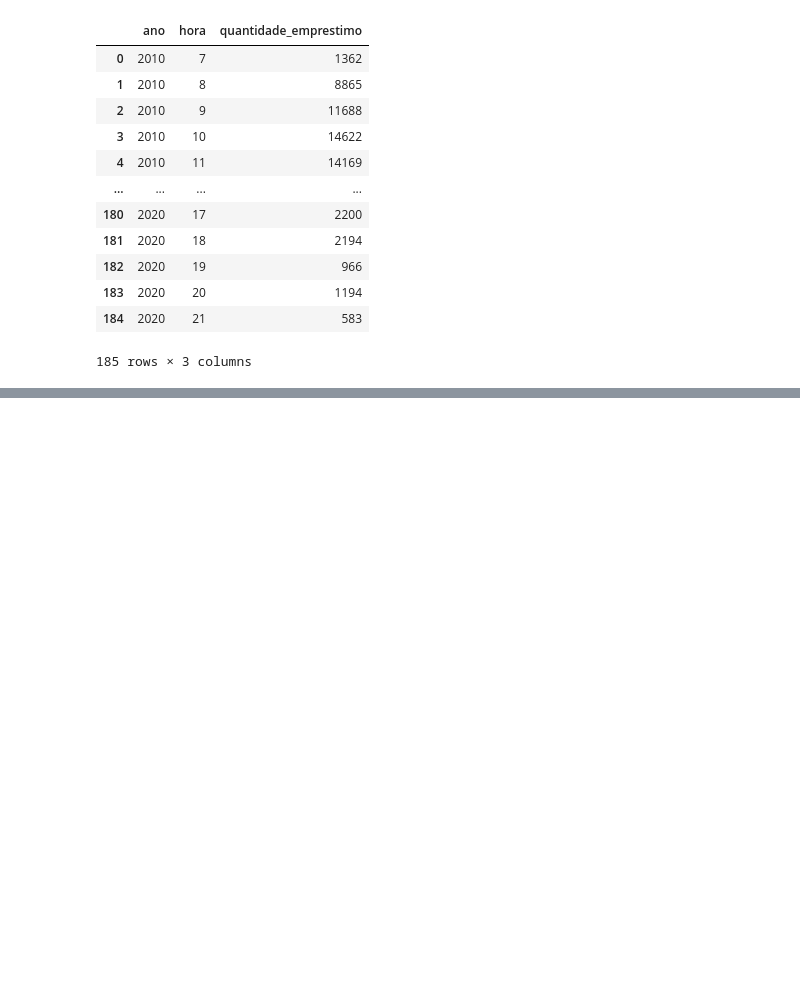
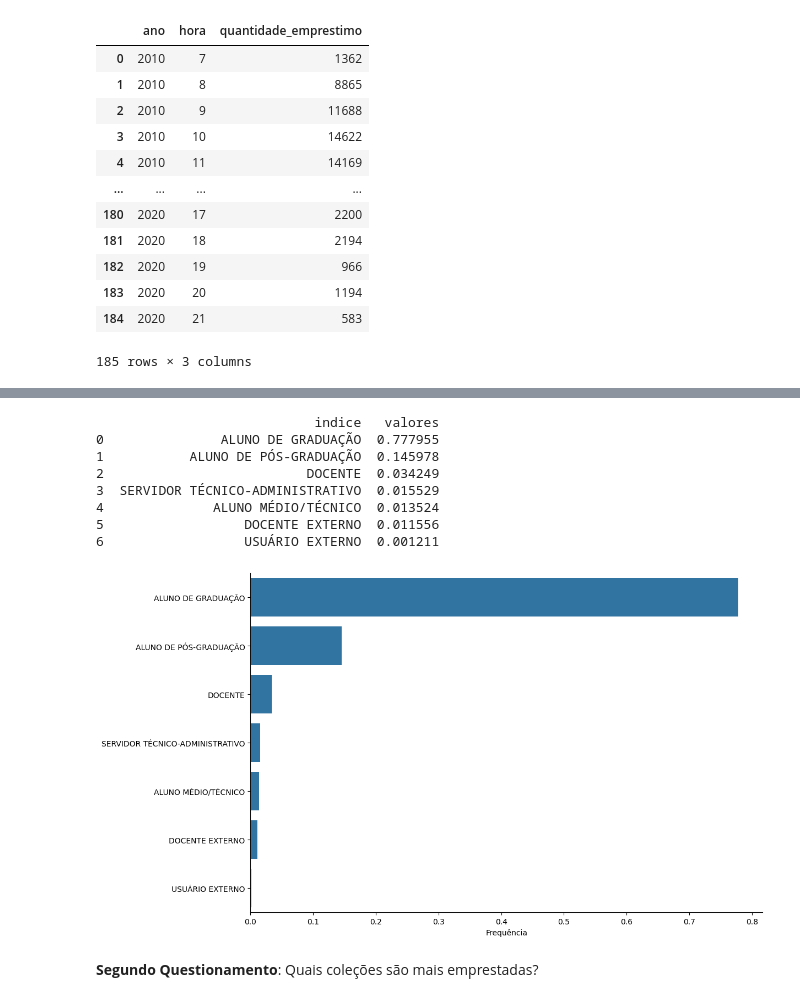
Before and after one commit to LuizHB23/7DaysOfCode-Pandas, a Jupyter notebook: main.ipynb, the cells around one changed output, grey strips where cells are left out. Cells and saved outputs as stored; diff of their text form; code cells hidden in the pictures; blank space fills up the shorter version.

```diff
--- a/main.ipynb
+++ b/main.ipynb
@@ -493,0 +585,15 @@ for i in range(5):
+# %%
+def tabela_freq_perc(dados=pd.Series, titulo='', ylabel=''):
+    dados.reset_index(inplace=True)
+    dados.columns = ['indice','valores']
+    dados['valores'] = dados['valores']/dados['valores'].sum()
+
+    fig, ax = plt.subplots(figsize=(12, 8))
+    sns.barplot(data=dados, y='indice', x='valores')
+
+    ax.set_title(titulo, fontsize=14)
+    ax.set_ylabel(ylabel)
+    ax.set_xlabel('Frequência')
+    sns.despine()
+
+    return ax
@@ -493,0 +602,3 @@ for i in range(5):
+# %%
+vinculo_usuario = emprestimos.copy()
+vinculo_usuario.isna().sum()
@@ -493,0 +620,6 @@ for i in range(5):
+# %%
+colunas_retirar = vinculo_usuario.columns
+vinculo_usuario.drop(columns=[col for col in colunas_retirar if col not in ['id_emprestimo', 'id_exemplar', 'data_emprestimo', 'tipo_vinculo_usuario']], inplace=True)
+vinculo_usuario.dropna(inplace=True)
+vinculo_usuario.reset_index(drop=True, inplace=True)
+vinculo_usuario.isna().sum()
@@ -493,0 +632,7 @@ for i in range(5):
+# %%
+vinculo_usuario.drop(columns=['id_emprestimo','id_exemplar'], inplace=True)
+vinculo_usuario['data_emprestimo'] = [1 for _ in vinculo_usuario['data_emprestimo']]
+vinculo_usuario.rename(columns={'data_emprestimo':'quantidade_emprestimo'}, inplace=True)
+vinculo_usuario = vinculo_usuario.groupby('tipo_vinculo_usuario').sum()
+vinculo_usuario.sort_values('quantidade_emprestimo',ascending=False,inplace=True)
+vinculo_usuario
@@ -493,0 +650,19 @@ for i in range(5):
+# %%
+linhas_retirar = vinculo_usuario.index
+
+vinculo_usuario.drop(labels=linhas_retirar[7:], axis=0, inplace=True)
+
+ax = tabela_freq_perc(vinculo_usuario)
+plt.show()
+# %% [output]
+                            indice   valores
+0               ALUNO DE GRADUAÇÃO  0.777955
+1           ALUNO DE PÓS-GRADUAÇÃO  0.145978
+2                          DOCENTE  0.034249
+3  SERVIDOR TÉCNICO-ADMINISTRATIVO  0.015529
+4              ALUNO MÉDIO/TÉCNICO  0.013524
+5                  DOCENTE EXTERNO  0.011556
+6                  USUÁRIO EXTERNO  0.001211
+[figure, added]
+# %% [markdown]
+**Segundo Questionamento**: Quais coleções são mais emprestadas?
```
Also changed, not shown: parts of 29 cells of this notebook.
